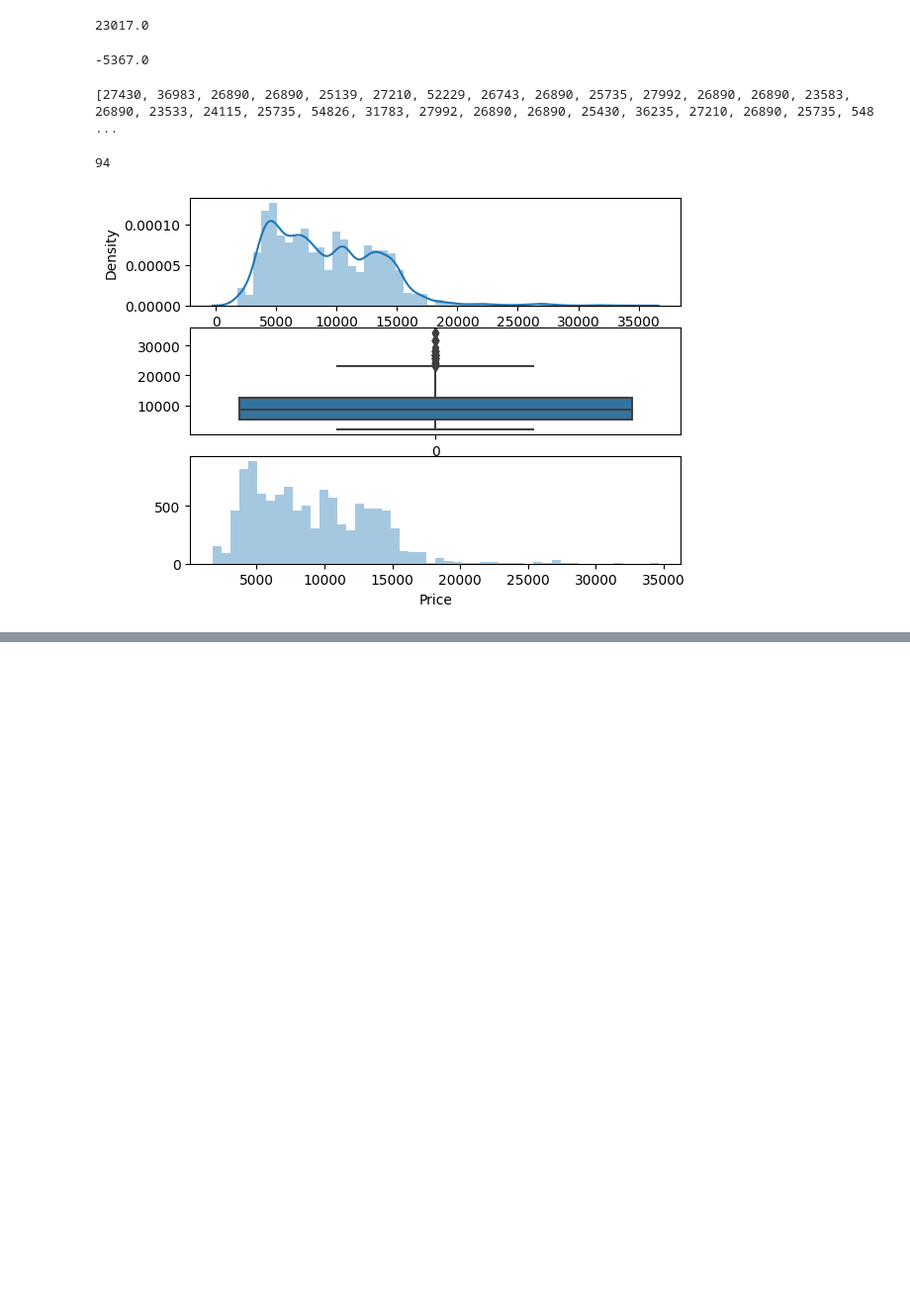
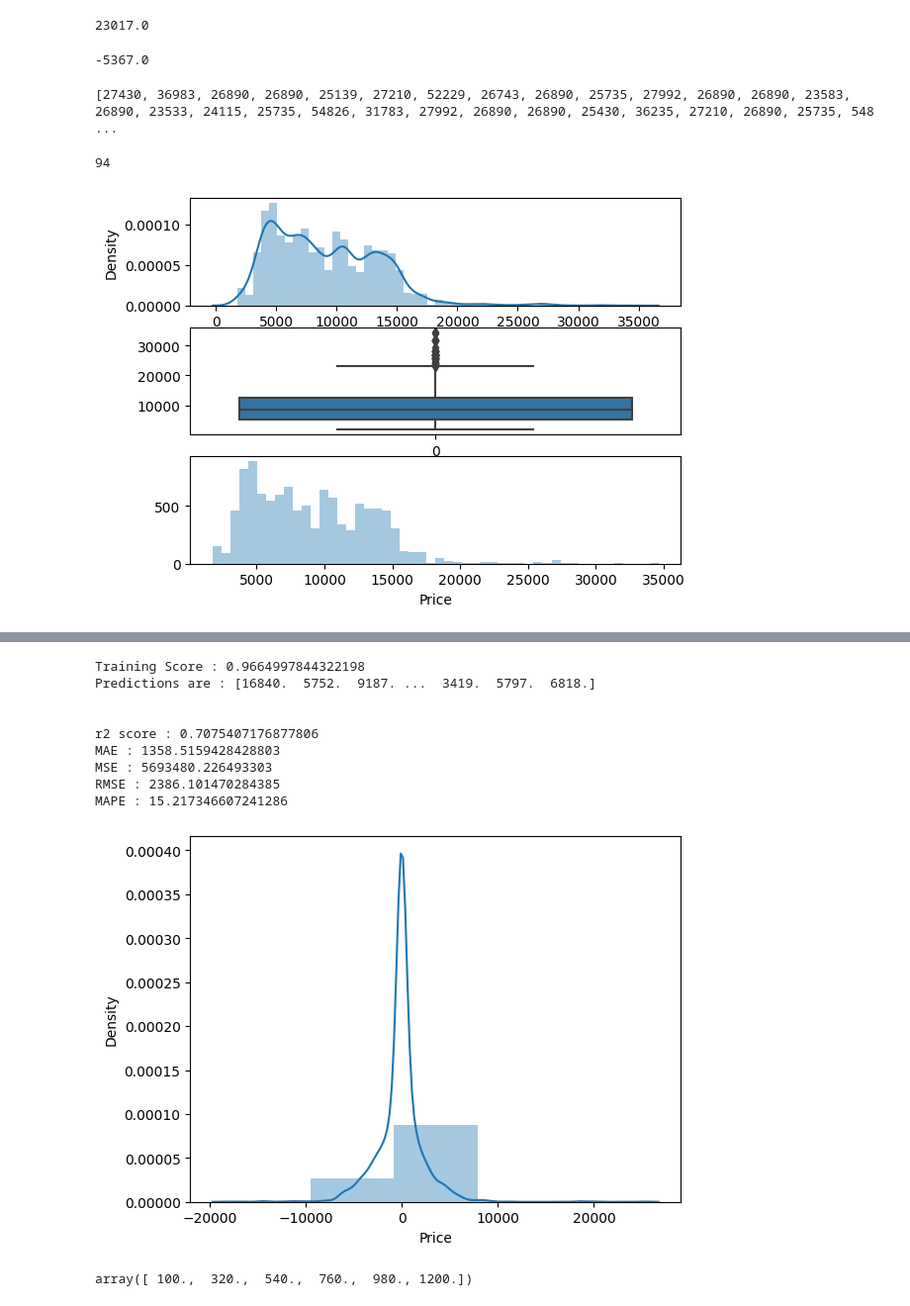
Before and after one commit to Yashi279/FLIGHT-FARE-PREDICTION, a Jupyter notebook: FLIGHT_FARE_PREDICTION.ipynb, the cells around one changed output, grey strips where cells are left out. Shown: that part at 99% size. Saved outputs shown, nothing was run; the diff lists cells and outputs as text; code cells hidden in the pictures; blank space fills up the shorter version.

```diff
--- a/FLIGHT_FARE_PREDICTION.ipynb
+++ b/FLIGHT_FARE_PREDICTION.ipynb
@@ -898,0 +981,13 @@ imp_df.sort_values(by = 'importance', ascending = False)
+# %%
+predict(DecisionTreeRegressor())
+# %% [output]
+Training Score : 0.9664997844322198
+Predictions are : [16840.  5752.  9187. ...  3419.  5797.  6818.]
+
+
+r2 score : 0.7075407176877806
+MAE : 1358.5159428428803
+MSE : 5693480.226493303
+RMSE : 2386.101470284385
+MAPE : 15.217346607241286
+[figure, added]
@@ -898,0 +998,4 @@ imp_df.sort_values(by = 'importance', ascending = False)
+# %%
+np.linspace(start = 100, stop = 1200 , num = 6)
+# %% [output]
+array([ 100.,  320.,  540.,  760.,  980., 1200.])
```
Also changed, not shown: parts of 39 cells of this notebook.
